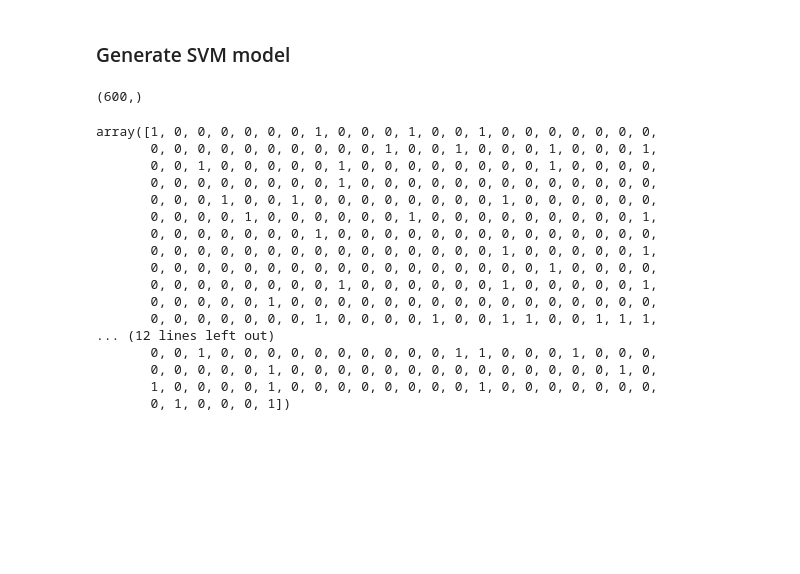
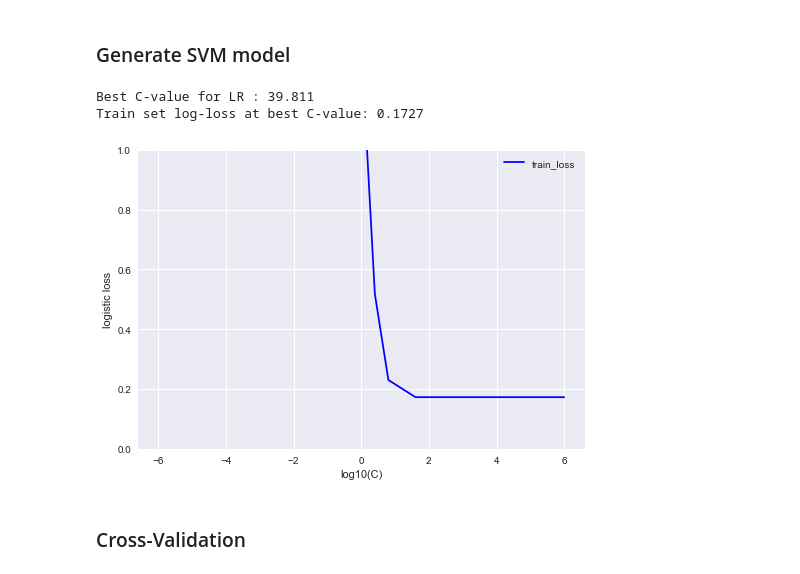
Before and after one commit to JanetLau0310/Machine-Leanrning-Project2, a Jupyter notebook: project2-part1.ipynb, the cells around one changed output. Cells and saved outputs as stored; diff of their text form; code cells hidden in the pictures; blank space fills up the shorter version.

```diff
--- a/project2-part1.ipynb
+++ b/project2-part1.ipynb
@@ -191,10 +221 @@ clf=SGDClassifier(loss='log',random_state=1,n_iter=1)
-# %%
-grid_values = {'C':[30]} # Decide which settings you want for the grid search.
-
-model_LR = GridSearchCV(LR(penalty = 'L2', dual = True, random_state = 0),
-                        grid_values, scoring = 'roc_auc', cv = 20)
-# Try to set the scoring on what the contest is asking for.
-# The contest says scoring is for area under the ROC curve, so use this.
-
-model_LR.fit(X,y_tr) # Fit the model.
 # %% [markdown]
@@ -253,32 +420,33 @@ finished LBFGS run 15/16 after    1.8 sec | 168 iters | NOT converged | loss 0.0
 # %% [markdown]
 ### Generate SVM model
-# %%
-from sklearn import svm
-
-clf = svm.SVC(gamma='scale')
-clf.fit(x_tr, y_tr)
-ypred = clf.predict(x_te)
-
-ypred.shape
-# %% [output]
-(600,)
-# %%
-ypred
-# %% [output]
-array([1, 0, 0, 0, 0, 0, 0, 1, 0, 0, 0, 1, 0, 0, 1, 0, 0, 0, 0, 0, 0, 0,
-       0, 0, 0, 0, 0, 0, 0, 0, 0, 0, 1, 0, 0, 1, 0, 0, 0, 1, 0, 0, 0, 1,
-       0, 0, 1, 0, 0, 0, 0, 0, 1, 0, 0, 0, 0, 0, 0, 0, 0, 1, 0, 0, 0, 0,
-       0, 0, 0, 0, 0, 0, 0, 0, 1, 0, 0, 0, 0, 0, 0, 0, 0, 0, 0, 0, 0, 0,
-       0, 0, 0, 1, 0, 0, 1, 0, 0, 0, 0, 0, 0, 0, 0, 1, 0, 0, 0, 0, 0, 0,
-       0, 0, 0, 0, 1, 0, 0, 0, 0, 0, 0, 1, 0, 0, 0, 0, 0, 0, 0, 0, 0, 1,
-       0, 0, 0, 0, 0, 0, 0, 1, 0, 0, 0, 0, 0, 0, 0, 0, 0, 0, 0, 0, 0, 0,
-       0, 0, 0, 0, 0, 0, 0, 0, 0, 0, 0, 0, 0, 0, 0, 1, 0, 0, 0, 0, 0, 1,
-       0, 0, 0, 0, 0, 0, 0, 0, 0, 0, 0, 0, 0, 0, 0, 0, 0, 1, 0, 0, 0, 0,
-       0, 0, 0, 0, 0, 0, 0, 0, 1, 0, 0, 0, 0, 0, 0, 1, 0, 0, 0, 0, 0, 1,
-       0, 0, 0, 0, 0, 1, 0, 0, 0, 0, 0, 0, 0, 0, 0, 0, 0, 0, 0, 0, 0, 0,
-       0, 0, 0, 0, 0, 0, 0, 1, 0, 0, 0, 0, 1, 0, 0, 1, 1, 0, 0, 1, 1, 1,
-... (12 lines left out)
-       0, 0, 1, 0, 0, 0, 0, 0, 0, 0, 0, 0, 0, 1, 1, 0, 0, 0, 1, 0, 0, 0,
-       0, 0, 0, 0, 0, 1, 0, 0, 0, 0, 0, 0, 0, 0, 0, 0, 0, 0, 0, 0, 1, 0,
-       1, 0, 0, 0, 0, 1, 0, 0, 0, 0, 0, 0, 0, 0, 1, 0, 0, 0, 0, 0, 0, 0,
-       0, 1, 0, 0, 0, 1])
+# %%
+from sklearn import svm
+x_train = x_tr
+tr_loss_list = []
+C_grid = np.logspace(-6, 6, 31)
+# Build and evaluate model for each value C
+
+for c in C_grid:
+    clf = svm.SVC(C=c,gamma='scale')
+    clf.fit(x_train, y_tr)
+    pred = clf.predict(x_train)
+
+    tr_loss_list.append(log_loss(y_tr, pred))
+
+idx_min = tr_loss_list.index(min(tr_loss_list))
+# %%
+log10_C = np.log10(C_grid)
+plt.plot(log10_C,tr_loss_list, color="blue", label = "train_loss")
+plt.xlabel('log10(C)');
+plt.ylabel('logistic loss');
+plt.ylim([0.0, 1]);
+plt.legend(loc='upper right')
+
+print("Best C-value for LR : %.3f" %  C_grid[idx_min])
+print("Train set log-loss at best C-value: %.4f" % min(tr_loss_list))
+# %% [output]
+Best C-value for LR : 39.811
+Train set log-loss at best C-value: 0.1727
+[figure, added]
+# %% [markdown]
+### Cross-Validation
```
Also changed, not shown: parts of 43 cells of this notebook, 4 other files.
